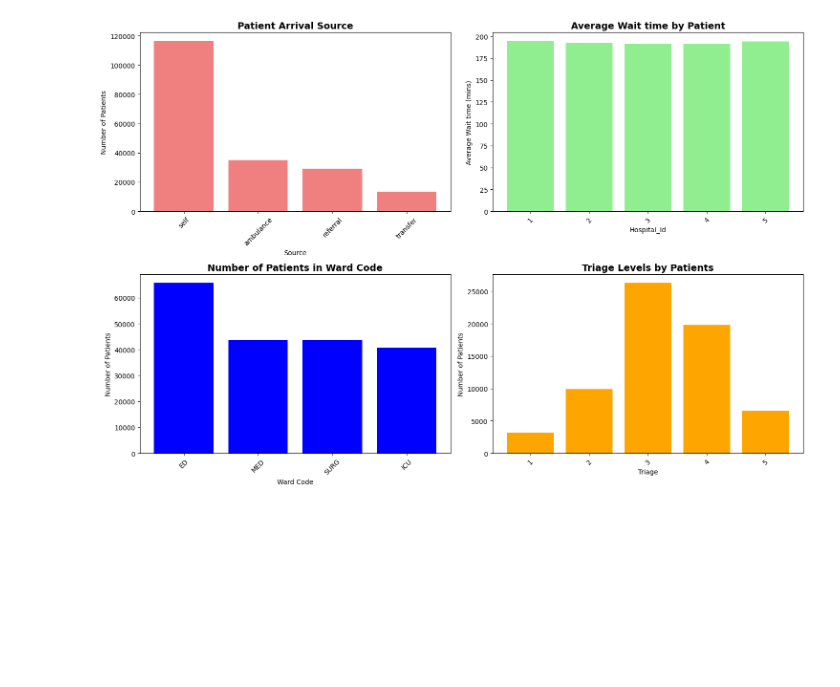
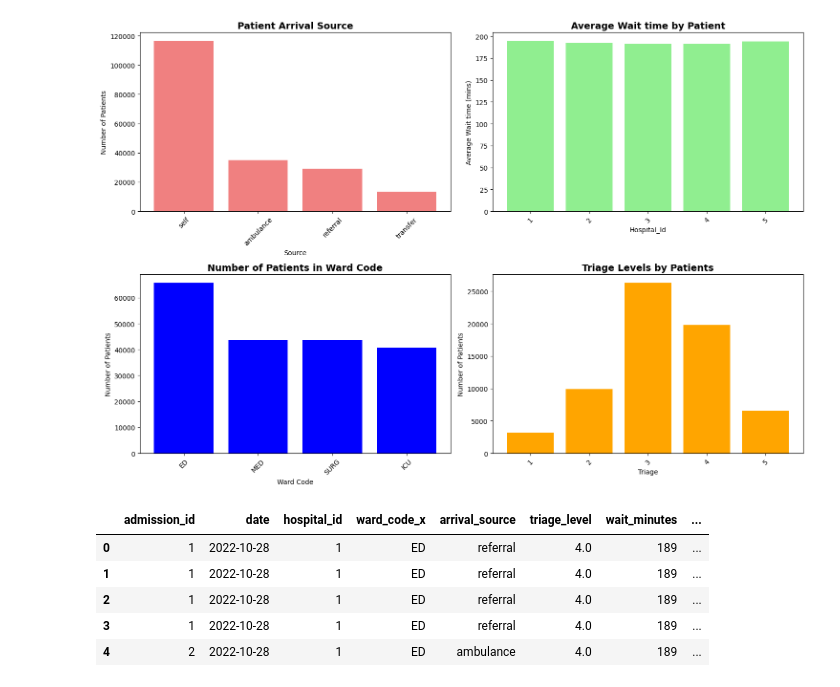
Before and after one commit to abahjohn0411/Med_Optix, a Jupyter notebook: DataCleaning/DataCleaning.ipynb, the cells around one changed output. Cells and saved outputs as stored; diff of their text form; code cells hidden in the pictures; blank space fills up the shorter version.

```diff
--- a/DataCleaning/DataCleaning.ipynb
+++ b/DataCleaning/DataCleaning.ipynb
@@ -254,3 +277,15 @@ plt.tight_layout()
 plt.show()
 # %% [output]
 [figure]
+# %%
+
+merged_df = admissions.merge(daily_metrics, on=['hospital_id', 'date'], how='left')
+# %%
+merged_df.head()
+# %% [output]
+|  | admission_id | date | hospital_id | ward_code_x | arrival_source | triage_level | wait_minutes | ... |
+| 0 | 1 | 2022-10-28 | 1 | ED | referral | 4.0 | 189 | ... |
+| 1 | 1 | 2022-10-28 | 1 | ED | referral | 4.0 | 189 | ... |
+| 2 | 1 | 2022-10-28 | 1 | ED | referral | 4.0 | 189 | ... |
+| 3 | 1 | 2022-10-28 | 1 | ED | referral | 4.0 | 189 | ... |
+| 4 | 2 | 2022-10-28 | 1 | ED | ambulance | 4.0 | 189 | ... |
```
Also changed, not shown: parts of 10 cells of this notebook.
